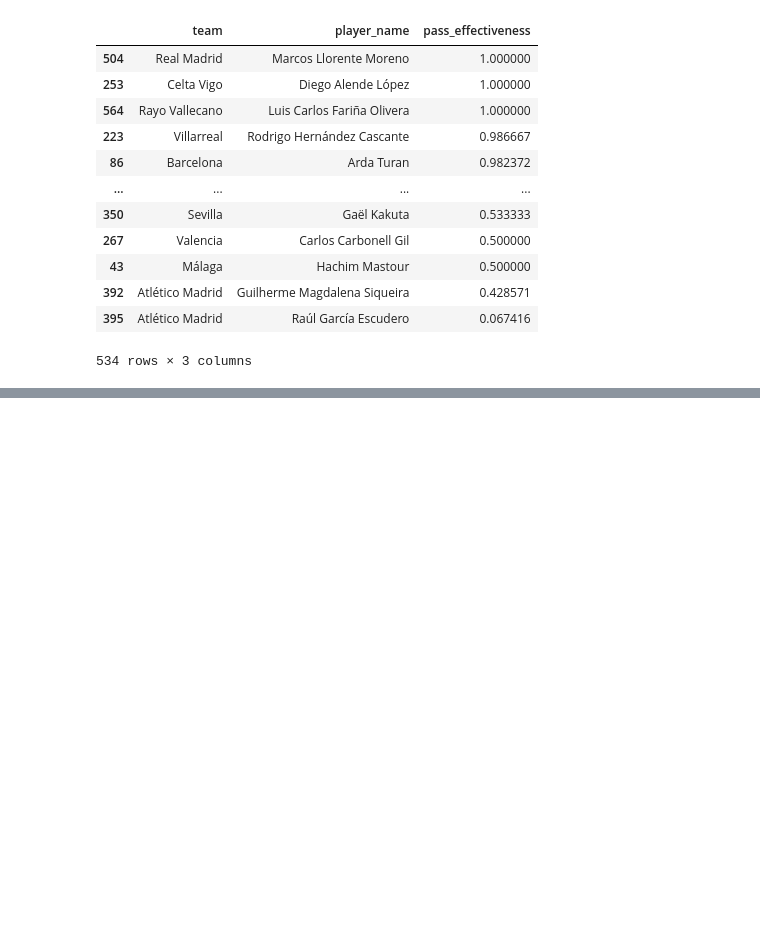
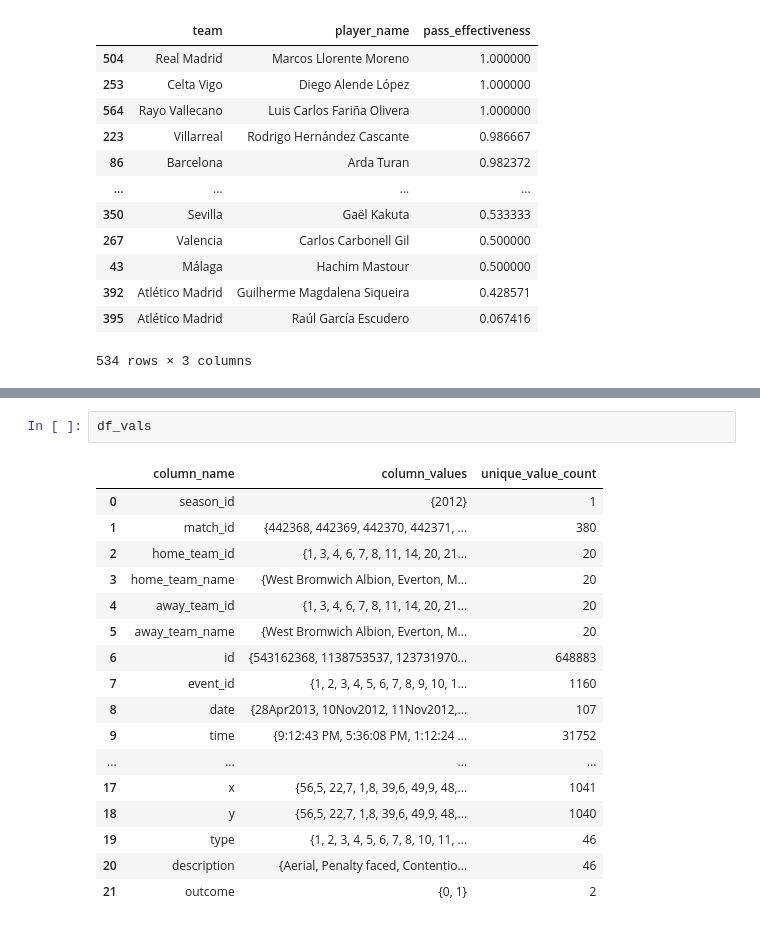
Before and after one commit to luisalawson/proyecto-TD8, a Jupyter notebook: PSLintento.ipynb, the cells around one changed output, grey strips where cells are left out. Cells and saved outputs as stored; diff of their text form; blank space fills up the shorter version.

```diff
--- a/PSLintento.ipynb
+++ b/PSLintento.ipynb
@@ -209,0 +262,20 @@ df_pass_effectiveness_sorted[(df_pass_effectiveness_sorted['pass_effectiveness']
+# %%
+df_vals
+# %% [output]
+|  | column_name | column_values | unique_value_count |
+| 0 | season_id | {2012} | 1 |
+| 1 | match_id | {442368, 442369, 442370, 442371, ... | 380 |
+| 2 | home_team_id | {1, 3, 4, 6, 7, 8, 11, 14, 20, 21... | 20 |
+| 3 | home_team_name | {West Bromwich Albion, Everton, M... | 20 |
+| 4 | away_team_id | {1, 3, 4, 6, 7, 8, 11, 14, 20, 21... | 20 |
+| 5 | away_team_name | {West Bromwich Albion, Everton, M... | 20 |
+| 6 | id | {543162368, 1138753537, 123731970... | 648883 |
+| 7 | event_id | {1, 2, 3, 4, 5, 6, 7, 8, 9, 10, 1... | 1160 |
+| 8 | date | {28Apr2013, 10Nov2012, 11Nov2012,... | 107 |
+| 9 | time | {9:12:43 PM, 5:36:08 PM, 1:12:24 ... | 31752 |
+| ... | ... | ... | ... |
+| 17 | x | {56,5, 22,7, 1,8, 39,6, 49,9, 48,... | 1041 |
+| 18 | y | {56,5, 22,7, 1,8, 39,6, 49,9, 48,... | 1040 |
+| 19 | type | {1, 2, 3, 4, 5, 6, 7, 8, 10, 11, ... | 46 |
+| 20 | description | {Aerial, Penalty faced, Contentio... | 46 |
+| 21 | outcome | {0, 1} | 2 |
```
Also changed, not shown: parts of 24 cells of this notebook.
